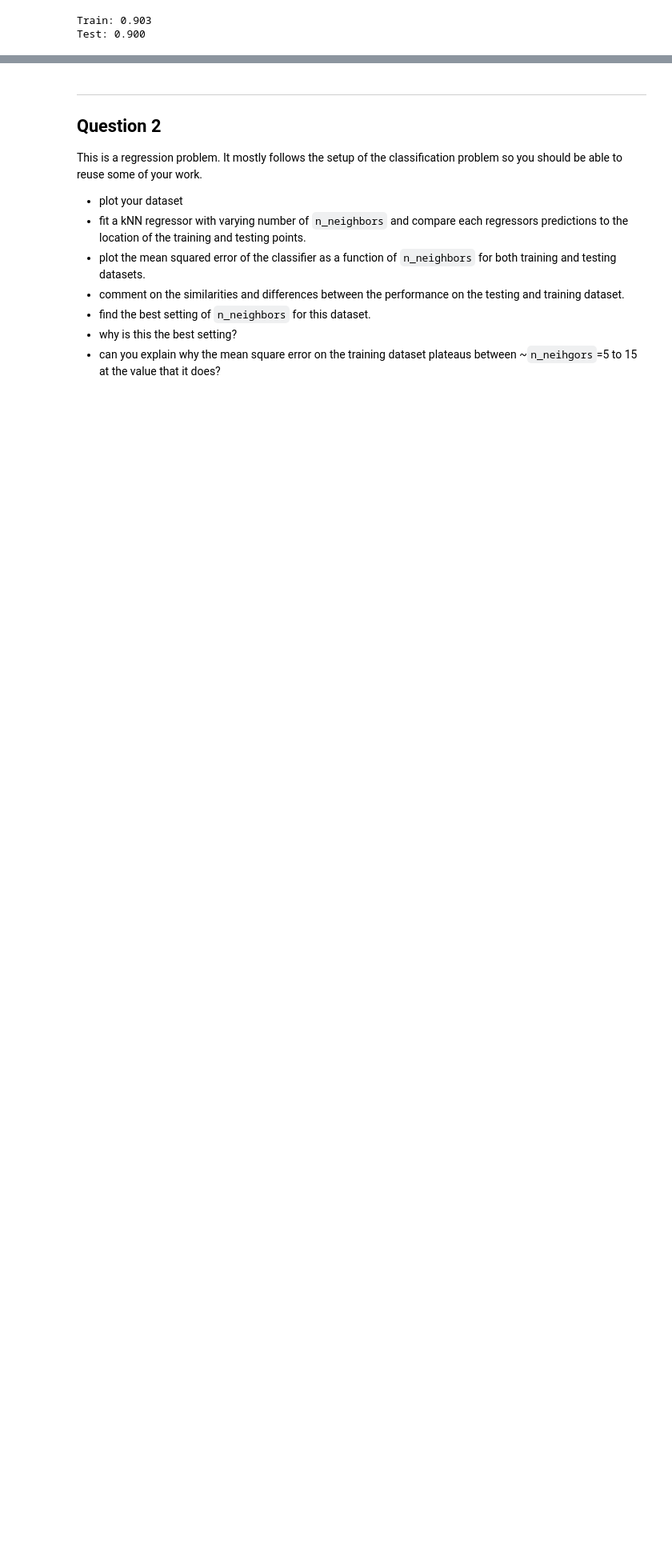
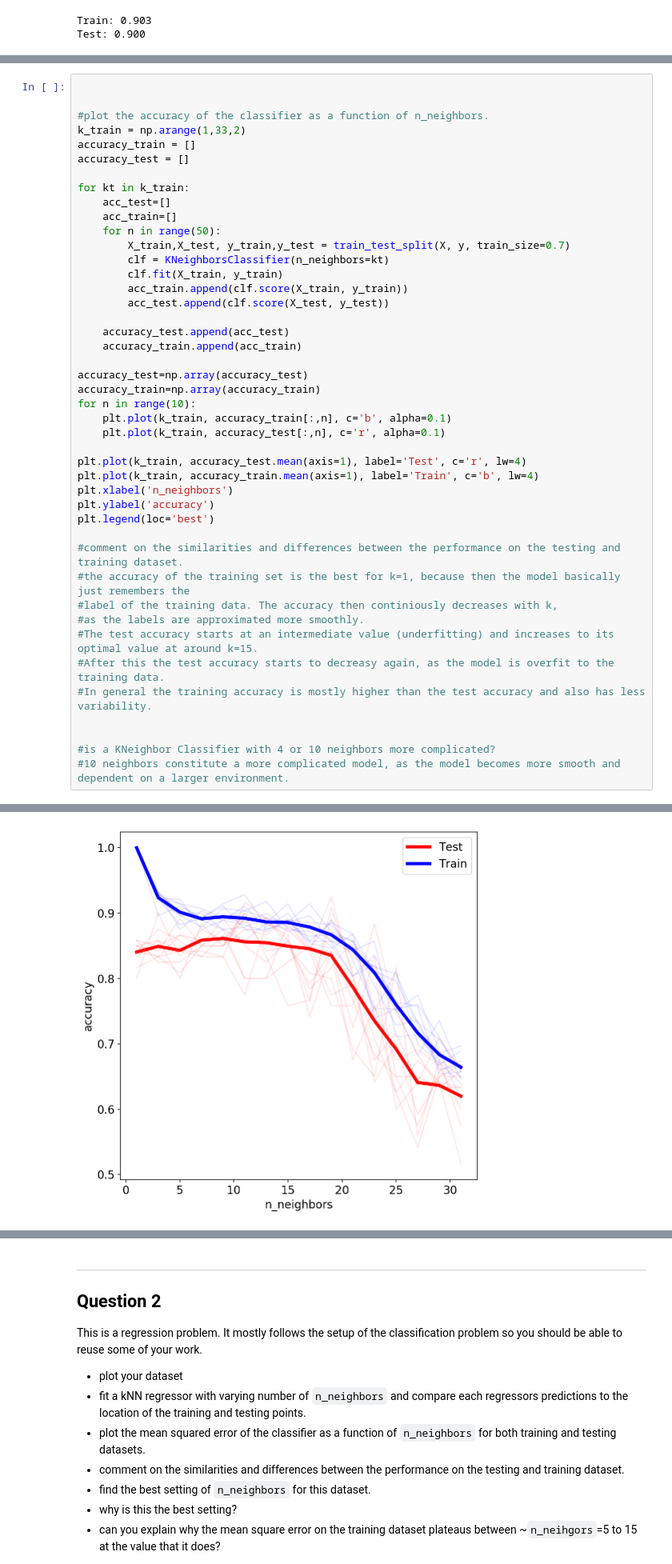
Before and after one commit to ZeusHofstetter/advanced-comp-2018, a Jupyter notebook: exercise_1.ipynb, the cells around one changed output, grey strips where cells are left out. Shown at 80% size. Drawn from its saved outputs; the diff is of its cells as text; blank space fills up the shorter version.

```diff
--- a/exercise_1.ipynb
+++ b/exercise_1.ipynb
@@ -168,0 +156,45 @@ plt.legend(loc='best')
+# %%
+
+
+#plot the accuracy of the classifier as a function of n_neighbors.
+k_train = np.arange(1,33,2)
+accuracy_train = []
+accuracy_test = []
+
+for kt in k_train:
+    acc_test=[]
+    acc_train=[]
+    for n in range(50):
+        X_train,X_test, y_train,y_test = train_test_split(X, y, train_size=0.7)
+        clf = KNeighborsClassifier(n_neighbors=kt)
+        clf.fit(X_train, y_train)
+        acc_train.append(clf.score(X_train, y_train))
+        acc_test.append(clf.score(X_test, y_test))
+
+    accuracy_test.append(acc_test)
+    accuracy_train.append(acc_train)
+
+accuracy_test=np.array(accuracy_test)
+accuracy_train=np.array(accuracy_train)
+for n in range(10):
+    plt.plot(k_train, accuracy_train[:,n], c='b', alpha=0.1)
+    plt.plot(k_train, accuracy_test[:,n], c='r', alpha=0.1)
+
+plt.plot(k_train, accuracy_test.mean(axis=1), label='Test', c='r', lw=4)
+plt.plot(k_train, accuracy_train.mean(axis=1), label='Train', c='b', lw=4)
+plt.xlabel('n_neighbors')
+plt.ylabel('accuracy')
+plt.legend(loc='best')
+
+#comment on the similarities and differences between the performance on the testing and training dataset.
+#the accuracy of the training set is the best for k=1, because then the model basically just remembers the
+#label of the training data. The accuracy then continiously decreases with k,
+#as the labels are approximated more smoothly.
+#The test accuracy starts at an intermediate value (underfitting) and increases to its optimal value at around k=15.
+#After this the test accuracy starts to decreasy again, as the model is overfit to the training data.
+#In general the training accuracy is mostly higher than the test accuracy and also has less variability.
+
+
+#is a KNeighbor Classifier with 4 or 10 neighbors more complicated?
+#10 neighbors constitute a more complicated model, as the model becomes more smooth and dependent on a larger environment.
+# %% [output]
@@ -168,0 +202 @@ plt.legend(loc='best')
+[figure, added]
```
Also changed, not shown: parts of 15 cells of this notebook.
